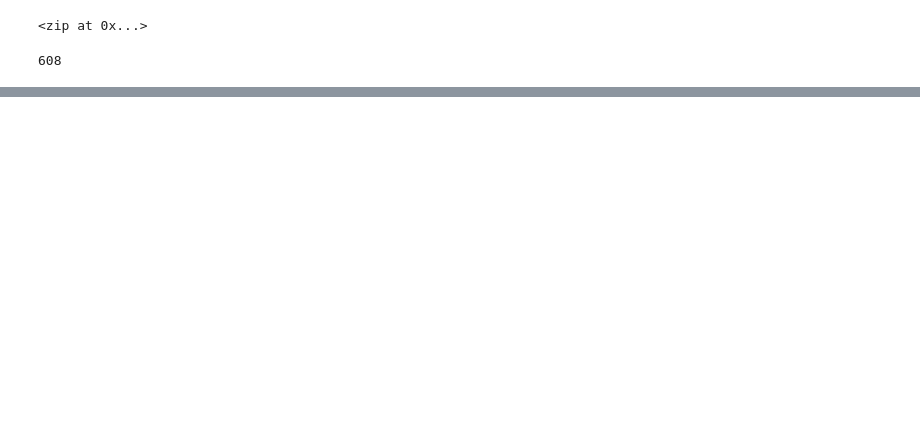
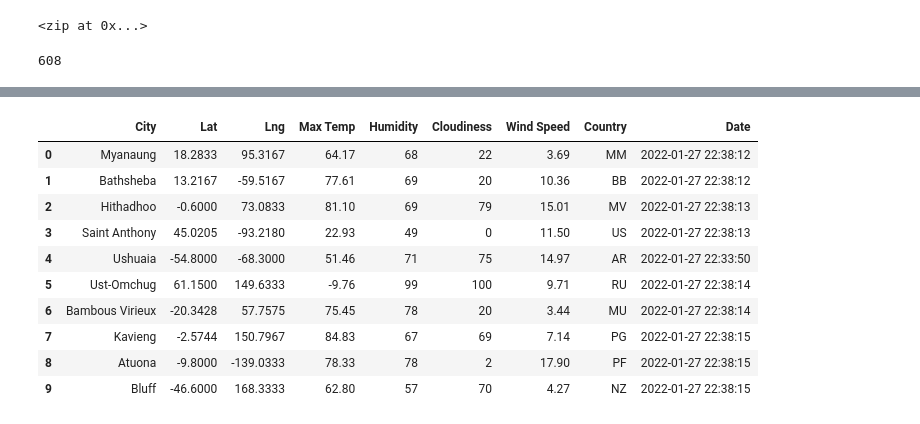
Before and after one commit to pheel24/World_Weather_Analysis, a Jupyter notebook: WeatherPy.ipynb, the cells around one changed output, grey strips where cells are left out. Drawn from its saved outputs; the diff is of its cells as text; code cells hidden in the pictures; blank space fills up the shorter version.

Commit message:
modifying gitignore and adding weatherPy

```diff
--- a/WeatherPy.ipynb
+++ b/WeatherPy.ipynb
@@ -31,6 +31,9 @@ len(cities)
 # %% [output]
 608
 # %%
-from citipy import citipy
-city = citipy.nearest_city(22.99, 120.21)
-city
+# Import the time library and the datetime module from the datetime library
+import time
+from datetime import datetime
+import requests
+from config import weather_api_key
+url="http://api.openweathermap.org/data/2.5/weather?units=Imperial&APPID="+"e744b0a3a2a596b21e2a3ecb9a31b02b"
@@ -38,0 +120,16 @@ city
+# %%
+# Convert the array of dictionaries to a Pandas DataFrame.
+city_data_df = pd.DataFrame(city_data)
+city_data_df.head(10)
+# %% [output]
+|  | City | Lat | Lng | Max Temp | Humidity | Cloudiness | Wind Speed | Country | Date |
+| 0 | Myanaung | 18.2833 | 95.3167 | 64.17 | 68 | 22 | 3.69 | MM | 2022-01-27 22:38:12 |
+| 1 | Bathsheba | 13.2167 | -59.5167 | 77.61 | 69 | 20 | 10.36 | BB | 2022-01-27 22:38:12 |
+| 2 | Hithadhoo | -0.6000 | 73.0833 | 81.10 | 69 | 79 | 15.01 | MV | 2022-01-27 22:38:13 |
+| 3 | Saint Anthony | 45.0205 | -93.2180 | 22.93 | 49 | 0 | 11.50 | US | 2022-01-27 22:38:13 |
+| 4 | Ushuaia | -54.8000 | -68.3000 | 51.46 | 71 | 75 | 14.97 | AR | 2022-01-27 22:33:50 |
+| 5 | Ust-Omchug | 61.1500 | 149.6333 | -9.76 | 99 | 100 | 9.71 | RU | 2022-01-27 22:38:14 |
+| 6 | Bambous Virieux | -20.3428 | 57.7575 | 75.45 | 78 | 20 | 3.44 | MU | 2022-01-27 22:38:14 |
+| 7 | Kavieng | -2.5744 | 150.7967 | 84.83 | 67 | 69 | 7.14 | PG | 2022-01-27 22:38:15 |
+| 8 | Atuona | -9.8000 | -139.0333 | 78.33 | 78 | 2 | 17.90 | PF | 2022-01-27 22:38:15 |
+| 9 | Bluff | -46.6000 | 168.3333 | 62.80 | 57 | 70 | 4.27 | NZ | 2022-01-27 22:38:15 |
```
Also changed, not shown: parts of 4 cells of this notebook, 3 other files.
